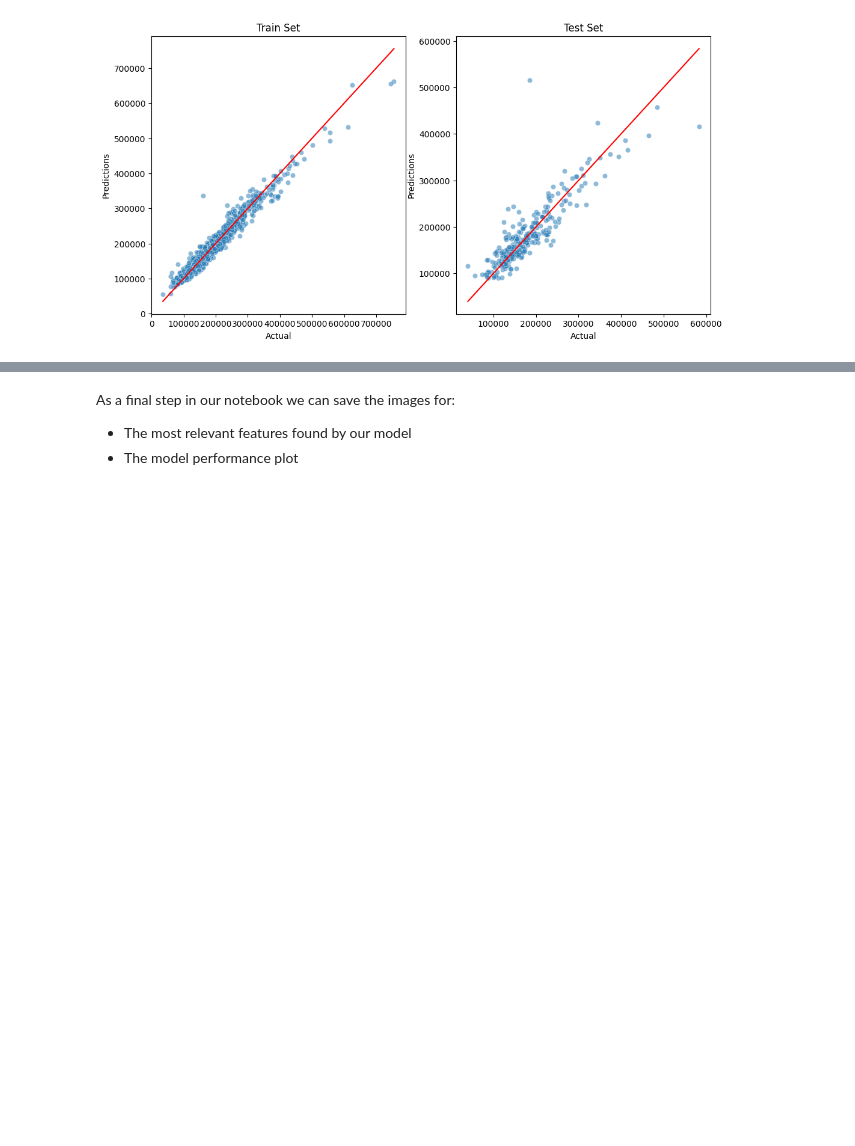
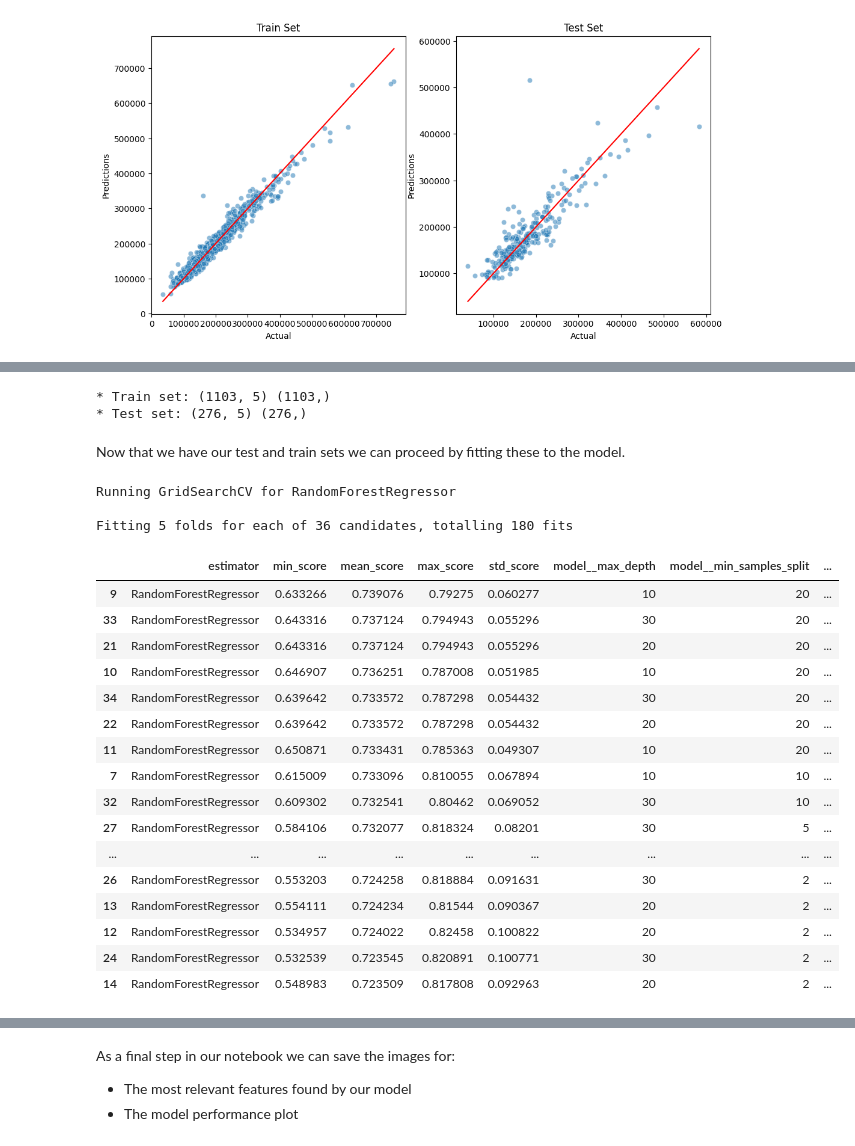
Before and after one commit to DevFabrizio/Fabrizio-Project-Five, a Jupyter notebook: jupyter_notebooks/Model and Evaluation.ipynb, the cells around one changed output, grey strips where cells are left out. Drawn from its saved outputs; the diff is of its cells as text; code cells hidden in the pictures; blank space fills up the shorter version.

Commit message:
add page3 to dashboard and modify model notebook
add the introduction part of page 3 and in the model notebook I tried to re-run the model with only the best features

```diff
--- a/jupyter_notebooks/Model and Evaluation.ipynb
+++ b/jupyter_notebooks/Model and Evaluation.ipynb
@@ -501,0 +505,4 @@ model_scatterplots(X_train, y_train, X_test, y_test, regressor_pipeline)
+# %%
+df_best_features = df_fe.filter(best_features_df['Features'])
+df_best_features['SalePrice'] = y
+df_best_features
@@ -501,0 +544,40 @@ model_scatterplots(X_train, y_train, X_test, y_test, regressor_pipeline)
+# %%
+X = df_best_features.drop('SalePrice', axis=1)
+y = df_fe['SalePrice']
+X_train, X_test, y_train, y_test = train_test_split(X, y, test_size = 0.2, random_state=9)
+
+print("* Train set:", X_train.shape, y_train.shape,
+      "\n* Test set:",  X_test.shape, y_test.shape)
+# %% [output]
+* Train set: (1103, 5) (1103,)
+* Test set: (276, 5) (276,)
+# %% [markdown]
+Now that we have our test and train sets we can proceed by fitting these to the model.
+# %%
+search = HyperparameterOptimizationSearch(models=models_quick_search, params=params_quick_search)
+search.fit(X_train, y_train, scoring='r2', n_jobs=-1, cv=5)
+# %% [output]
+Running GridSearchCV for RandomForestRegressor
+
+Fitting 5 folds for each of 36 candidates, totalling 180 fits
+# %%
+grid_search_summary, grid_search_pipelines = search.score_summary(sort_by='mean_score')
+grid_search_summary
+# %% [output]
+|  | estimator | min_score | mean_score | max_score | std_score | model__max_depth | model__min_samples_split | ... |
+| 9 | RandomForestRegressor | 0.633266 | 0.739076 | 0.79275 | 0.060277 | 10 | 20 | ... |
+| 33 | RandomForestRegressor | 0.643316 | 0.737124 | 0.794943 | 0.055296 | 30 | 20 | ... |
+| 21 | RandomForestRegressor | 0.643316 | 0.737124 | 0.794943 | 0.055296 | 20 | 20 | ... |
+| 10 | RandomForestRegressor | 0.646907 | 0.736251 | 0.787008 | 0.051985 | 10 | 20 | ... |
+| 34 | RandomForestRegressor | 0.639642 | 0.733572 | 0.787298 | 0.054432 | 30 | 20 | ... |
+| 22 | RandomForestRegressor | 0.639642 | 0.733572 | 0.787298 | 0.054432 | 20 | 20 | ... |
+| 11 | RandomForestRegressor | 0.650871 | 0.733431 | 0.785363 | 0.049307 | 10 | 20 | ... |
+| 7 | RandomForestRegressor | 0.615009 | 0.733096 | 0.810055 | 0.067894 | 10 | 10 | ... |
+| 32 | RandomForestRegressor | 0.609302 | 0.732541 | 0.80462 | 0.069052 | 30 | 10 | ... |
+| 27 | RandomForestRegressor | 0.584106 | 0.732077 | 0.818324 | 0.08201 | 30 | 5 | ... |
+| ... | ... | ... | ... | ... | ... | ... | ... | ... |
+| 26 | RandomForestRegressor | 0.553203 | 0.724258 | 0.818884 | 0.091631 | 30 | 2 | ... |
+| 13 | RandomForestRegressor | 0.554111 | 0.724234 | 0.81544 | 0.090367 | 20 | 2 | ... |
+| 12 | RandomForestRegressor | 0.534957 | 0.724022 | 0.82458 | 0.100822 | 20 | 2 | ... |
+| 24 | RandomForestRegressor | 0.532539 | 0.723545 | 0.820891 | 0.100771 | 30 | 2 | ... |
+| 14 | RandomForestRegressor | 0.548983 | 0.723509 | 0.817808 | 0.092963 | 20 | 2 | ... |
```
Also changed, not shown: parts of 10 cells of this notebook, 2 other files.
